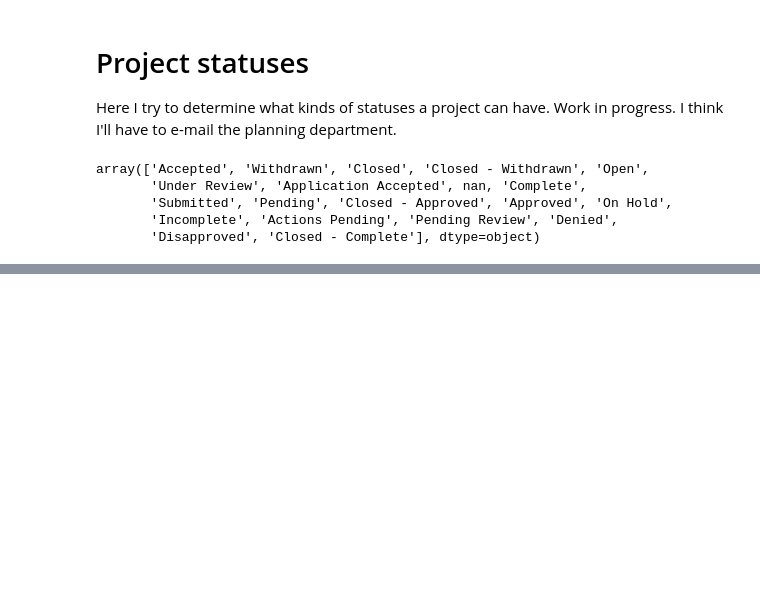
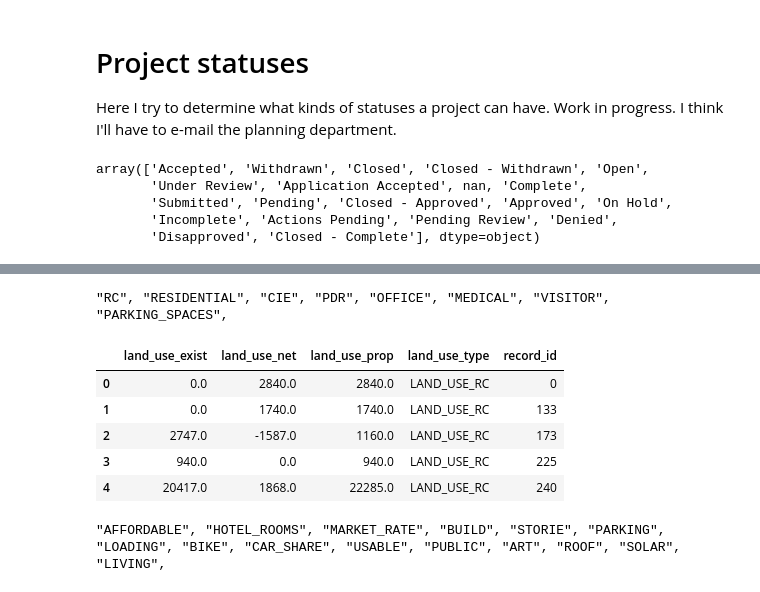
Before and after one commit to YIMBYdata/sf-planning-pipeline, a Jupyter notebook: Understanding the data.ipynb, the cells around one changed output, grey strips where cells are left out. Cells and saved outputs as stored; diff of their text form; code cells hidden in the pictures; blank space fills up the shorter version.

```diff
--- a/Understanding the data.ipynb
+++ b/Understanding the data.ipynb
@@ -302,0 +347,3 @@ array(['Accepted', 'Withdrawn', 'Closed', 'Closed - Withdrawn', 'Open',
+# %%
+#first, let's fix those two broken prj_feature columns
+data = fix_prj_features(data)
@@ -302,0 +380,8 @@ array(['Accepted', 'Withdrawn', 'Closed', 'Closed - Withdrawn', 'Open',
+# %%
+#next let's do land_use
+land_use_str = ''
+for i in range(51,75,3):
+    land_use_str += '"' + fields.loc[i,'Field'][9:-6] + '", '
+print(land_use_str)
+# %% [output]
+"RC", "RESIDENTIAL", "CIE", "PDR", "OFFICE", "MEDICAL", "VISITOR", "PARKING_SPACES",
@@ -302,0 +392,20 @@ array(['Accepted', 'Withdrawn', 'Closed', 'Closed - Withdrawn', 'Open',
+# %%
+land_use = land_use_table(data)
+# %%
+land_use.head()
+# %% [output]
+|  | land_use_exist | land_use_net | land_use_prop | land_use_type | record_id |
+| 0 | 0.0 | 2840.0 | 2840.0 | LAND_USE_RC | 0 |
+| 1 | 0.0 | 1740.0 | 1740.0 | LAND_USE_RC | 133 |
+| 2 | 2747.0 | -1587.0 | 1160.0 | LAND_USE_RC | 173 |
+| 3 | 940.0 | 0.0 | 940.0 | LAND_USE_RC | 225 |
+| 4 | 20417.0 | 1868.0 | 22285.0 | LAND_USE_RC | 240 |
+# %%
+#next project features
+prj_feature_str = ''
+for i in range(75,120,3):
+    prj_feature_str += '"' + fields.loc[i,'Field'][12:-6] + '", '
+print(prj_feature_str)
+#note: there's a mistake in the fields table, which results in "STORIES" becoming "STORIE"
+# %% [output]
+"AFFORDABLE", "HOTEL_ROOMS", "MARKET_RATE", "BUILD", "STORIE", "PARKING", "LOADING", "BIKE", "CAR_SHARE", "USABLE", "PUBLIC", "ART", "ROOF", "SOLAR", "LIVING",
```
Also changed, not shown: parts of 18 cells of this notebook, 2 other files.
